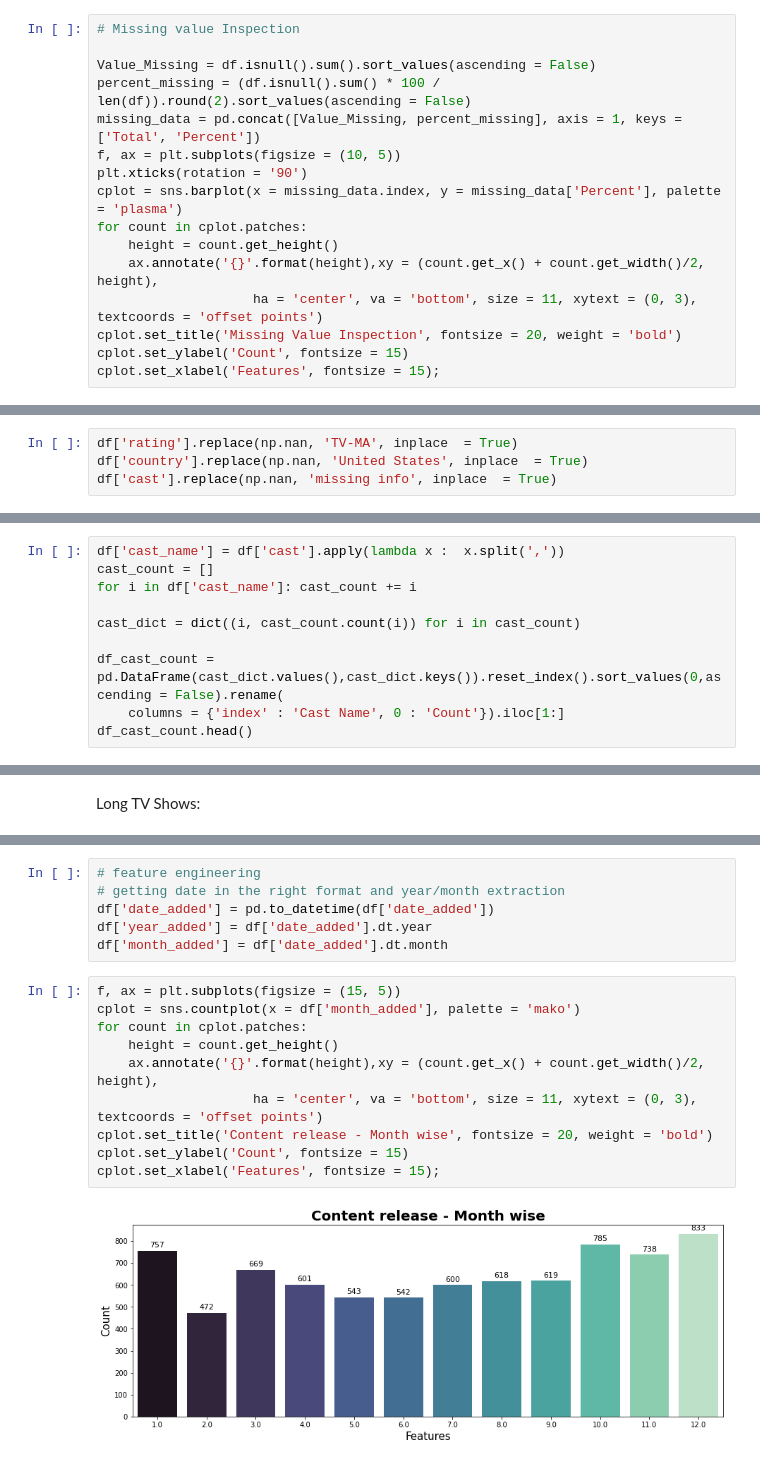
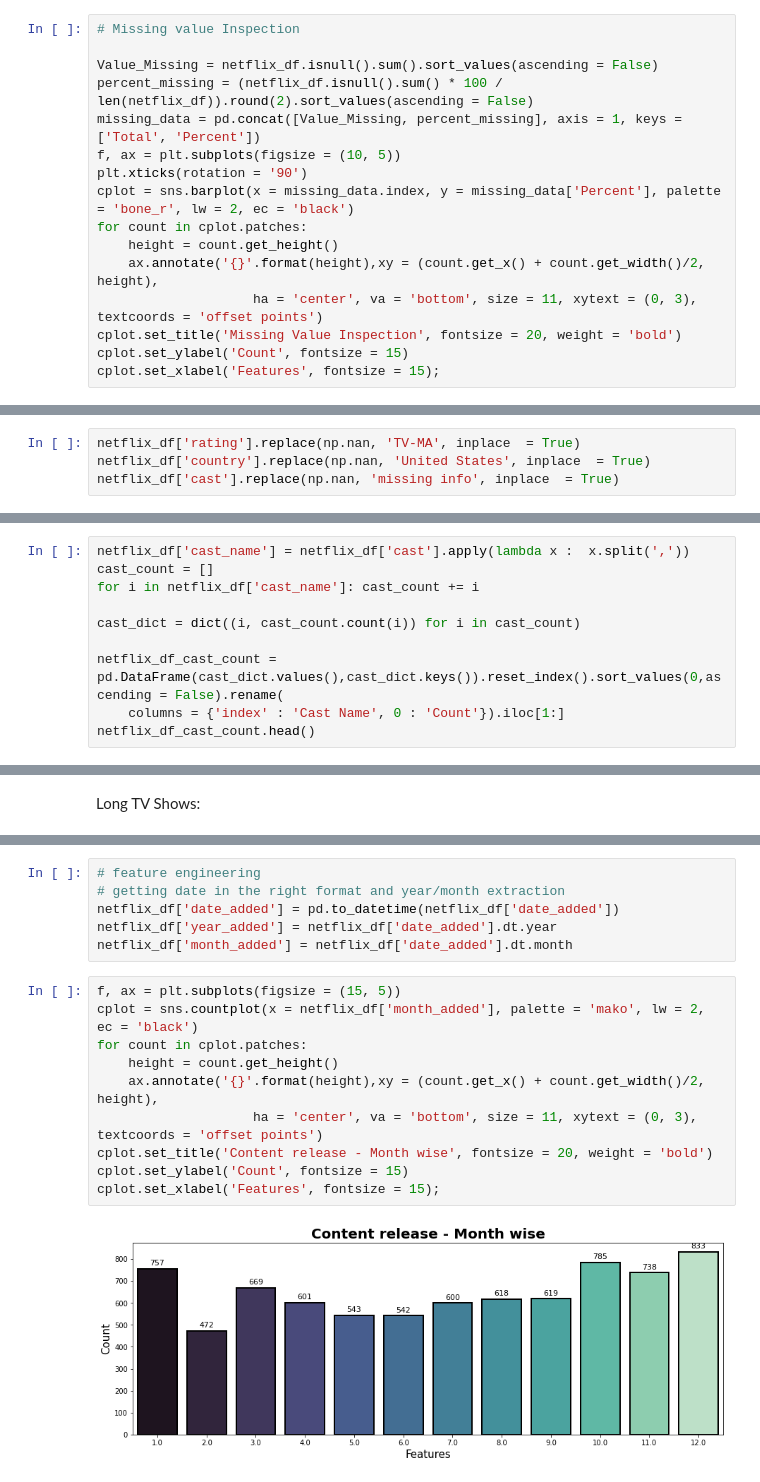
Before and after one commit to amrita-sarkar1/Netflix-Movies-and-TV-Shows-Clustering, a Jupyter notebook: Netflix_Movies_and_TV_Shows_Clustering.ipynb, the cells around one changed output, grey strips where cells are left out. Cells and saved outputs as stored; diff of their text form.

```diff
--- a/Netflix_Movies_and_TV_Shows_Clustering.ipynb
+++ b/Netflix_Movies_and_TV_Shows_Clustering.ipynb
@@ -115,12 +115,12 @@ memory usage: 730.2+ KB
 # %%
 # Missing value Inspection
 
-Value_Missing = df.isnull().sum().sort_values(ascending = False)
-percent_missing = (df.isnull().sum() * 100 / len(df)).round(2).sort_values(ascending = False)
+Value_Missing = netflix_df.isnull().sum().sort_values(ascending = False)
+percent_missing = (netflix_df.isnull().sum() * 100 / len(netflix_df)).round(2).sort_values(ascending = False)
 missing_data = pd.concat([Value_Missing, percent_missing], axis = 1, keys = ['Total', 'Percent'])
 f, ax = plt.subplots(figsize = (10, 5))
 plt.xticks(rotation = '90')
-cplot = sns.barplot(x = missing_data.index, y = missing_data['Percent'], palette = 'plasma')
+cplot = sns.barplot(x = missing_data.index, y = missing_data['Percent'], palette = 'bone_r', lw = 2, ec = 'black')
 for count in cplot.patches:
     height = count.get_height()
     ax.annotate('{}'.format(height),xy = (count.get_x() + count.get_width()/2, height),
@@ -141,6 +135,6 @@ cplot.set_xlabel('Features', fontsize = 15);
 # %%
-df['rating'].replace(np.nan, 'TV-MA', inplace  = True)
-df['country'].replace(np.nan, 'United States', inplace  = True)
-df['cast'].replace(np.nan, 'missing info', inplace  = True)
+netflix_df['rating'].replace(np.nan, 'TV-MA', inplace  = True)
+netflix_df['country'].replace(np.nan, 'United States', inplace  = True)
+netflix_df['cast'].replace(np.nan, 'missing info', inplace  = True)
 # %%
 # Dropping off 'director' and 'cast' variables
@@ -297,15 +279,15 @@ py.iplot(fig)
 # %% [output]
 [interactive output not drawn]
 # %%
-df['cast_name'] = df['cast'].apply(lambda x :  x.split(','))
+netflix_df['cast_name'] = netflix_df['cast'].apply(lambda x :  x.split(','))
 cast_count = []
-for i in df['cast_name']: cast_count += i
+for i in netflix_df['cast_name']: cast_count += i
 
 cast_dict = dict((i, cast_count.count(i)) for i in cast_count)
 
-df_cast_count = pd.DataFrame(cast_dict.values(),cast_dict.keys()).reset_index().sort_values(0,ascending = False).rename(
+netflix_df_cast_count = pd.DataFrame(cast_dict.values(),cast_dict.keys()).reset_index().sort_values(0,ascending = False).rename(
     columns = {'index' : 'Cast Name', 0 : 'Count'}).iloc[1:]
-df_cast_count.head()
+netflix_df_cast_count.head()
 # %% [output]
 |  | Cast Name | Count |
 | 1296 | Anupam Kher | 38 |
@@ -471,18 +547,18 @@ plt.yticks(np.arange(0.5, len(month_year_df.index), 1), month_year_df.index, fon
 # %%
 # feature engineering
 # getting date in the right format and year/month extraction
-df['date_added'] = pd.to_datetime(df['date_added'])
-df['year_added'] = df['date_added'].dt.year
-df['month_added'] = df['date_added'].dt.month
+netflix_df['date_added'] = pd.to_datetime(netflix_df['date_added'])
+netflix_df['year_added'] = netflix_df['date_added'].dt.year
+netflix_df['month_added'] = netflix_df['date_added'].dt.month
 # %%
 f, ax = plt.subplots(figsize = (15, 5))
-cplot = sns.countplot(x = df['month_added'], palette = 'mako')
+cplot = sns.countplot(x = netflix_df['month_added'], palette = 'mako', lw = 2, ec = 'black')
 for count in cplot.patches:
     height = count.get_height()
     ax.annotate('{}'.format(height),xy = (count.get_x() + count.get_width()/2, height),
                     ha = 'center', va = 'bottom', size = 11, xytext = (0, 3), textcoords = 'offset points')
 cplot.set_title('Content release - Month wise', fontsize = 20, weight = 'bold')
 cplot.set_ylabel('Count', fontsize = 15)
 cplot.set_xlabel('Features', fontsize = 15);
 # %% [output]
-[figure, old version]
+[figure, new version]
```
Also changed, not shown: parts of 41 cells of this notebook.
